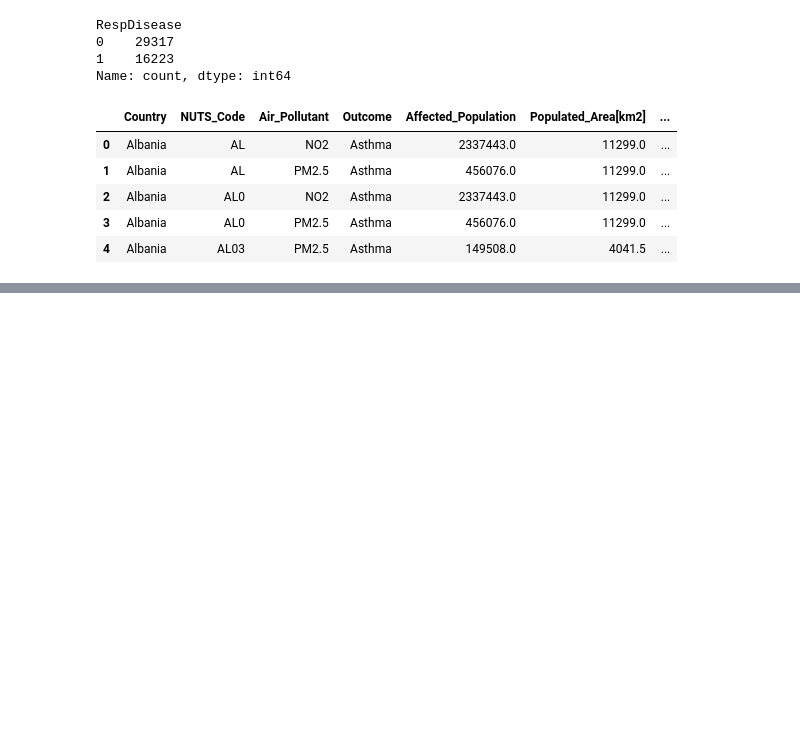
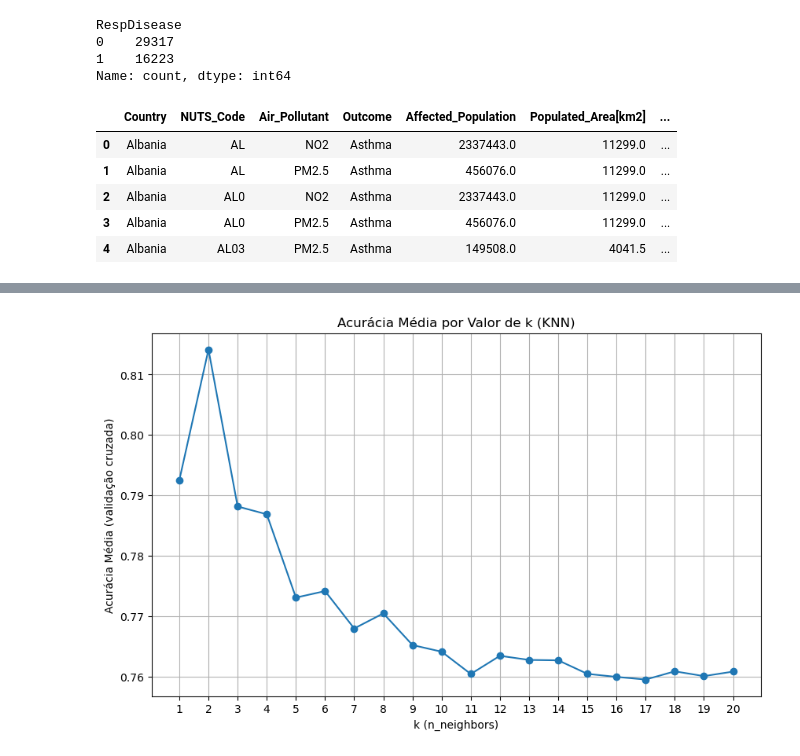
Before and after one commit to Ricardo1220901/ANADI2, a Jupyter notebook: Classificacao.ipynb, the cells around one changed output, grey strips where cells are left out. Saved outputs shown, nothing was run; the diff lists cells and outputs as text; code cells hidden in the pictures; blank space fills up the shorter version.

Commit message:
4.3 completo, falta ultimo ponto no relatório

```diff
--- a/Classificacao.ipynb
+++ b/Classificacao.ipynb
@@ -210,0 +501,84 @@ Sensibilidade/Recall (classe Respiratória): 0.38
+# %%
+#4.3.2. d)
+import pandas as pd
+import numpy as np
+from sklearn.model_selection import StratifiedKFold
+from sklearn.preprocessing import StandardScaler
+from sklearn.neighbors import KNeighborsClassifier
+from sklearn.metrics import accuracy_score, confusion_matrix, classification_report
+import matplotlib.pyplot as plt
+import seaborn as sns
+
+# === FEATURES E ALVO ===
+features = ['Air_Pollution_Average[ug/m3]', 'Affected_Population', 'Populated_Area[km2]', 'Value']
+X = df[features]
+y = df['RespDisease']
+
+# === NORMALIZAÇÃO ===
+scaler = StandardScaler()
+X_scaled = scaler.fit_transform(X)
+
+# === VALORES DE K A TESTAR ===
+k_values = list(range(1, 21))
+best_k = None
+best_accuracy = 0
+accuracies = []
+
+# === K-FOLD CROSS-VALIDATION ===
+cv = StratifiedKFold(n_splits=10, shuffle=True, random_state=42)
+
+# === TESTAR CADA VALOR DE K ===
+for k in k_values:
+    fold_accuracies = []
+
+    for train_idx, test_idx in cv.split(X_scaled, y):
+        X_train, X_test = X_scaled[train_idx], X_scaled[test_idx]
+        y_train, y_test = y.iloc[train_idx], y.iloc[test_idx]
+
+        model = KNeighborsClassifier(n_neighbors=k)
+        model.fit(X_train, y_train)
+        y_pred = model.predict(X_test)
+
+        acc = accuracy_score(y_test, y_pred)
+        fold_accuracies.append(acc)
+
+    mean_acc = np.mean(fold_accuracies)
+    accuracies.append(mean_acc)
+
+    print(f"k={k}: Mean Accuracy = {mean_acc:.4f}")
+
+    if mean_acc > best_accuracy:
+        best_accuracy = mean_acc
+        best_k = k
+
+# === RESULTADOS ===
+print(f"\nMelhor k encontrado: {best_k}")
+print(f"Acurácia média com k={best_k}: {best_accuracy:.4f}")
+
+# === GRÁFICO DE ACURÁCIA POR K ===
+plt.figure(figsize=(10, 6))
+plt.plot(k_values, accuracies, marker='o')
+plt.title("Acurácia Média por Valor de k (KNN)")
+plt.xlabel("k (n_neighbors)")
+plt.ylabel("Acurácia Média (validação cruzada)")
+plt.grid(True)
+plt.xticks(k_values)
+plt.show()
+
+# === TREINO FINAL E AVALIAÇÃO COM O MELHOR K ===
+best_model = KNeighborsClassifier(n_neighbors=best_k)
+best_model.fit(X_scaled, y)
+y_pred = best_model.predict(X_scaled)
+
+cm = confusion_matrix(y, y_pred)
+sns.heatmap(cm, annot=True, fmt='d', cmap='Blues',
+            xticklabels=['Não Respiratória', 'Respiratória'],
+            yticklabels=['Não Respiratória', 'Respiratória'])
+plt.title(f"Matriz de Confusão Final (K={best_k})")
+plt.xlabel("Previsto")
+plt.ylabel("Verdadeiro")
+plt.show()
+
+print("\nRelatório de Classificação:")
+print(classification_report(y, y_pred, target_names=['Não Respiratória', 'Respiratória']))
+# %% [output]
@@ -210,0 +602 @@ Sensibilidade/Recall (classe Respiratória): 0.38
+[figure, added]
```
Also changed, not shown: parts of 7 cells of this notebook.
